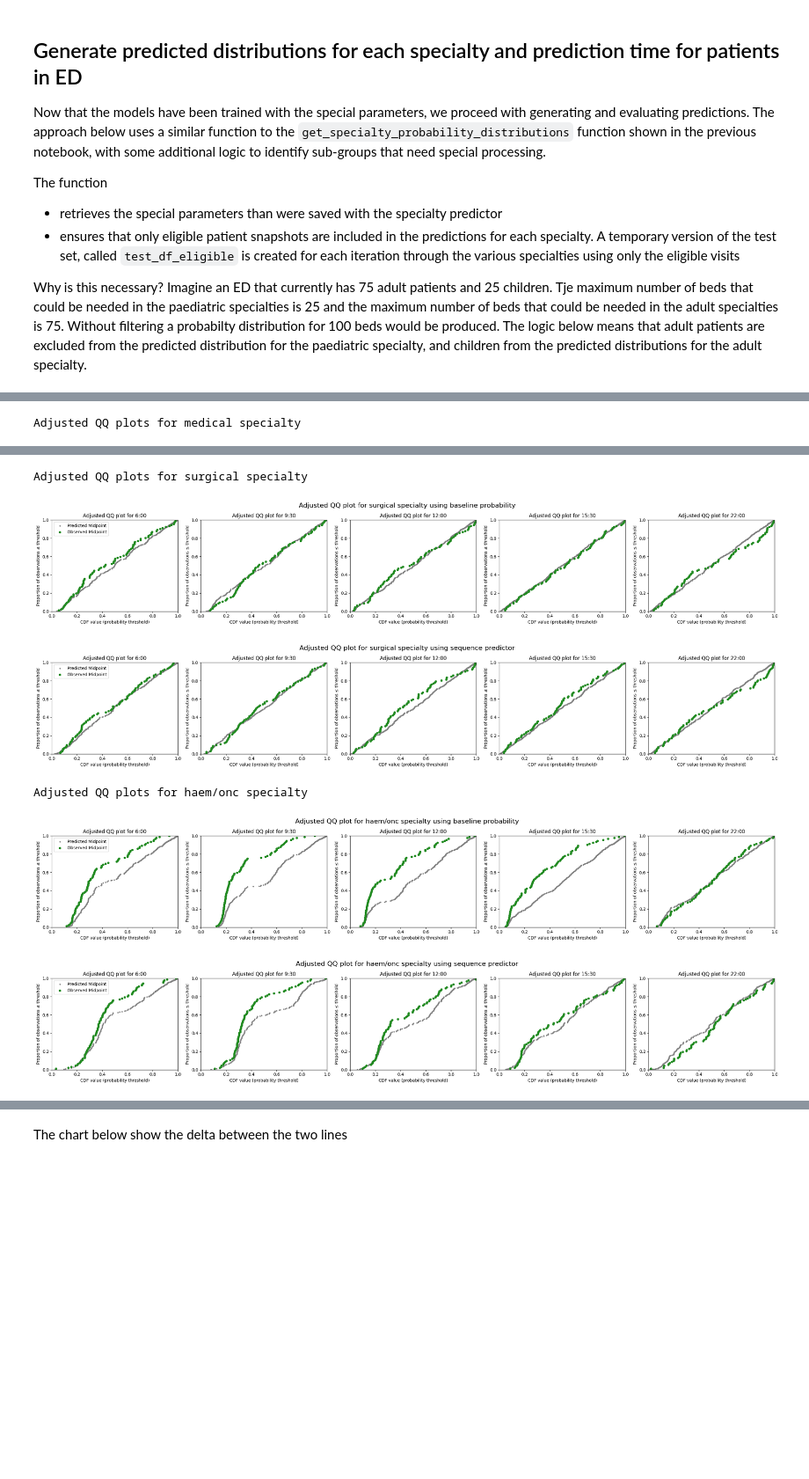
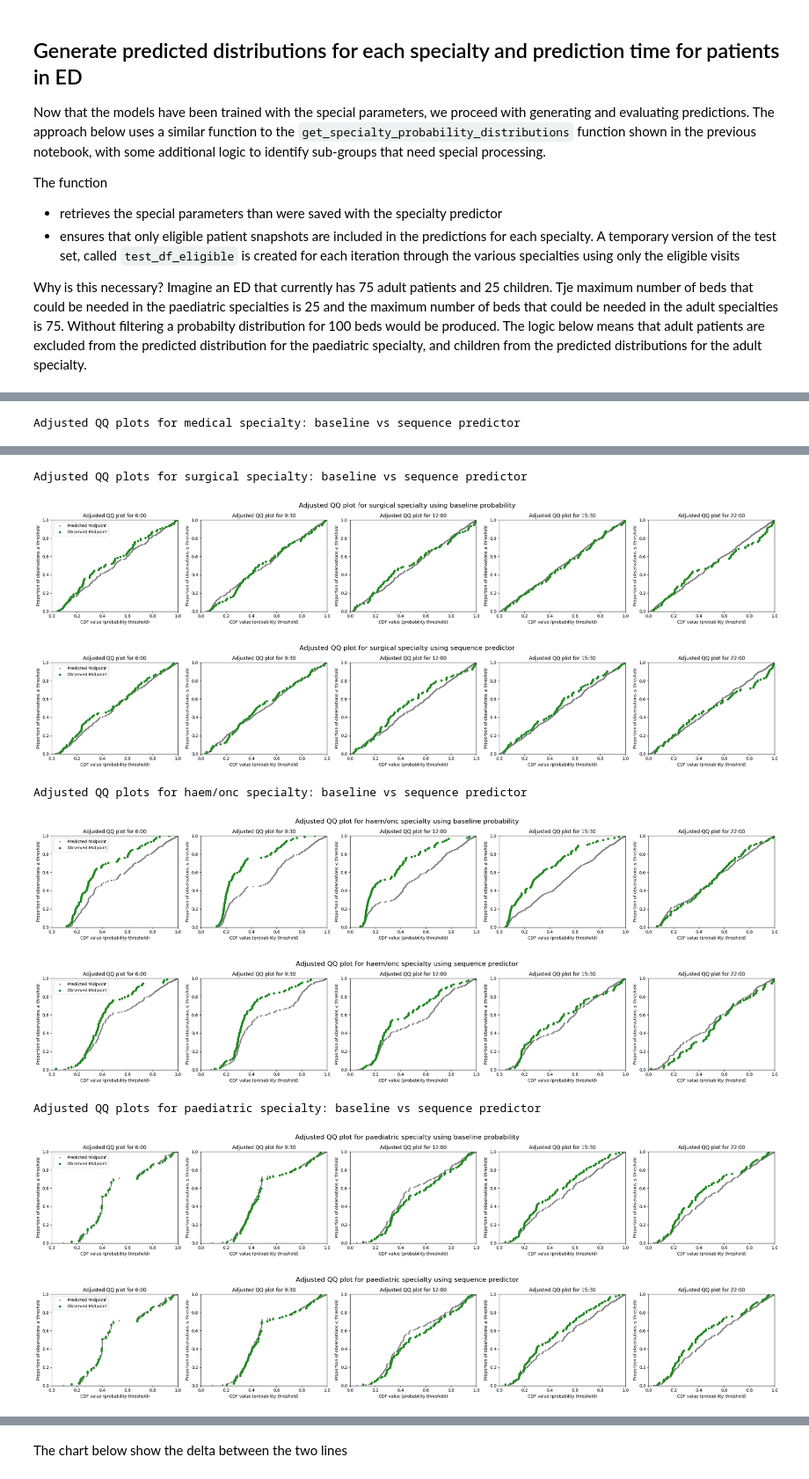
Before and after one commit to UCL-CORU/patientflow, a Jupyter notebook: notebooks/4d_Predict_emergency_demand_with_special_categories.ipynb, the cells around one changed output, grey strips where cells are left out. Shown at 88% size. Cells and saved outputs as stored; diff of their text form; code cells hidden in the pictures; blank space fills up the shorter version.

```diff
--- a/notebooks/4d_Predict_emergency_demand_with_special_categories.ipynb
+++ b/notebooks/4d_Predict_emergency_demand_with_special_categories.ipynb
@@ -460,11 +451,0 @@ See [a previous notebook](3b_Evaluate_group_snapshots.ipynb) for more on these a
-# %%
-from patientflow.evaluate import calc_mae_mpe
-from patientflow.viz.evaluation_plots import plot_observed_against_expected
-specialties=['medical', 'surgical', 'haem/onc', 'paediatric']
-
-for specialty in specialties:
-
-    specialty_prob_dist = {time: dist_dict[specialty] for time, dist_dict in prob_dist_dict_all.items()}
-    results = calc_mae_mpe(specialty_prob_dist)
-    plot_observed_against_expected(results,
-                                   main_title=f"Histograms of Observed - Expected Values for {specialty} specialty",)
@@ -476,12 +451,0 @@ for specialty in specialties:
-# %%
-from patientflow.viz.adjusted_qq_plot import adjusted_qq_plot
-specialties=['medical', 'surgical', 'haem/onc', 'paediatric']
-
-for specialty in specialties:
-
-    specialty_prob_dist = {time: dist_dict[specialty] for time, dist_dict in prob_dist_dict_all.items()}
-
-    adjusted_qq_plot(ed_visits.prediction_time.unique(),
-            specialty_prob_dist,
-            model_name="admissions",
-            suptitle=f"Adjusted QQ plot for {specialty} specialty")
@@ -534,29 +487,32 @@ Predicting bed counts for paediatric specialty, for all snapshots in the test se
 # %%
 from patientflow.viz.adjusted_qq_plot import adjusted_qq_plot
 
-for specialty in ['medical', 'surgical', 'haem/onc']:
+for specialty in ['medical', 'surgical', 'haem/onc', 'paediatric']:
 
-    print(f'\nAdjusted QQ plots for {specialty} specialty')
+    print(f'\nAdjusted QQ plots for {specialty} specialty: baseline vs sequence predictor')
 
     specialty_prob_dist_baseline = {time: dist_dict[specialty] for time, dist_dict in prob_dist_dict_all_baseline.items()}
     specialty_prob_dist = {time: dist_dict[specialty] for time, dist_dict in prob_dist_dict_all.items()}
 
     adjusted_qq_plot(ed_visits.prediction_time.unique(),
         specialty_prob_dist_baseline,
         model_name="admissions",
         suptitle=f"Adjusted QQ plot for {specialty} specialty using baseline probability")
 
     adjusted_qq_plot(ed_visits.prediction_time.unique(),
         specialty_prob_dist,
         model_name="admissions",
         suptitle=f"Adjusted QQ plot for {specialty} specialty using sequence predictor")
 # %% [output]
-Adjusted QQ plots for medical specialty
+Adjusted QQ plots for medical specialty: baseline vs sequence predictor
 [figure]
 [figure]
-Adjusted QQ plots for surgical specialty
+Adjusted QQ plots for surgical specialty: baseline vs sequence predictor
 [figure]
 [figure]
-Adjusted QQ plots for haem/onc specialty
+Adjusted QQ plots for haem/onc specialty: baseline vs sequence predictor
 [figure]
 [figure]
+Adjusted QQ plots for paediatric specialty: baseline vs sequence predictor
+[figure, added]
+[figure, added]
```
Also changed, not shown: parts of 9 cells of this notebook, 7 other files.
